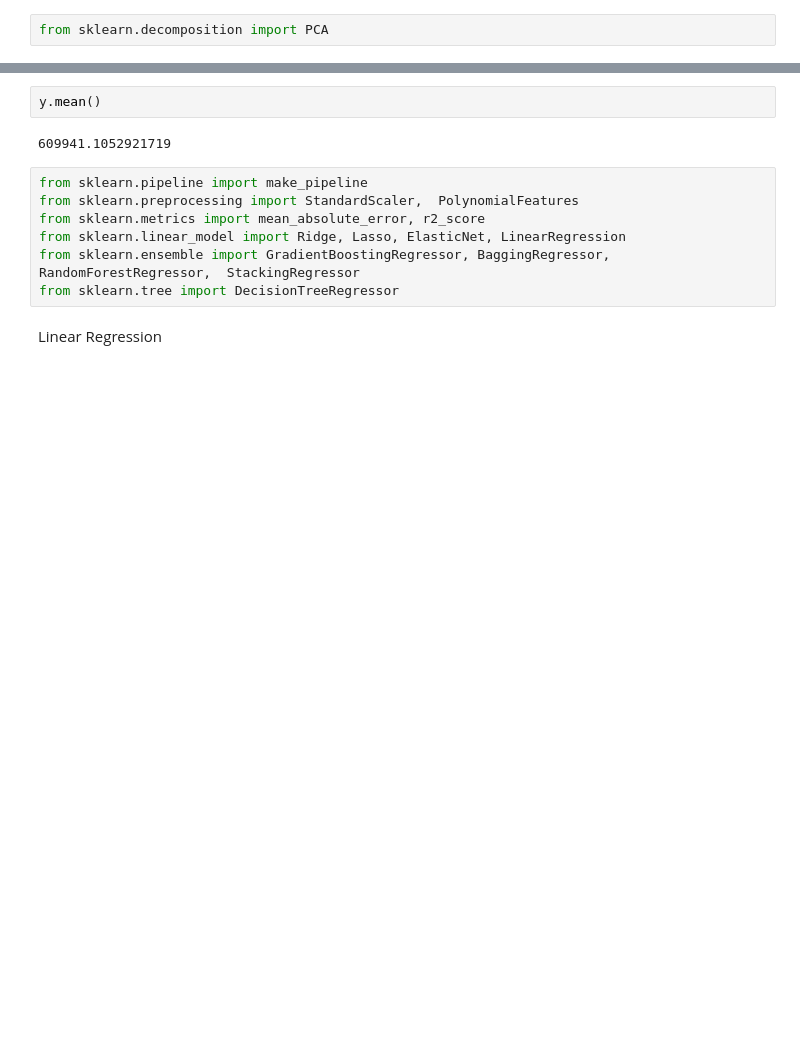
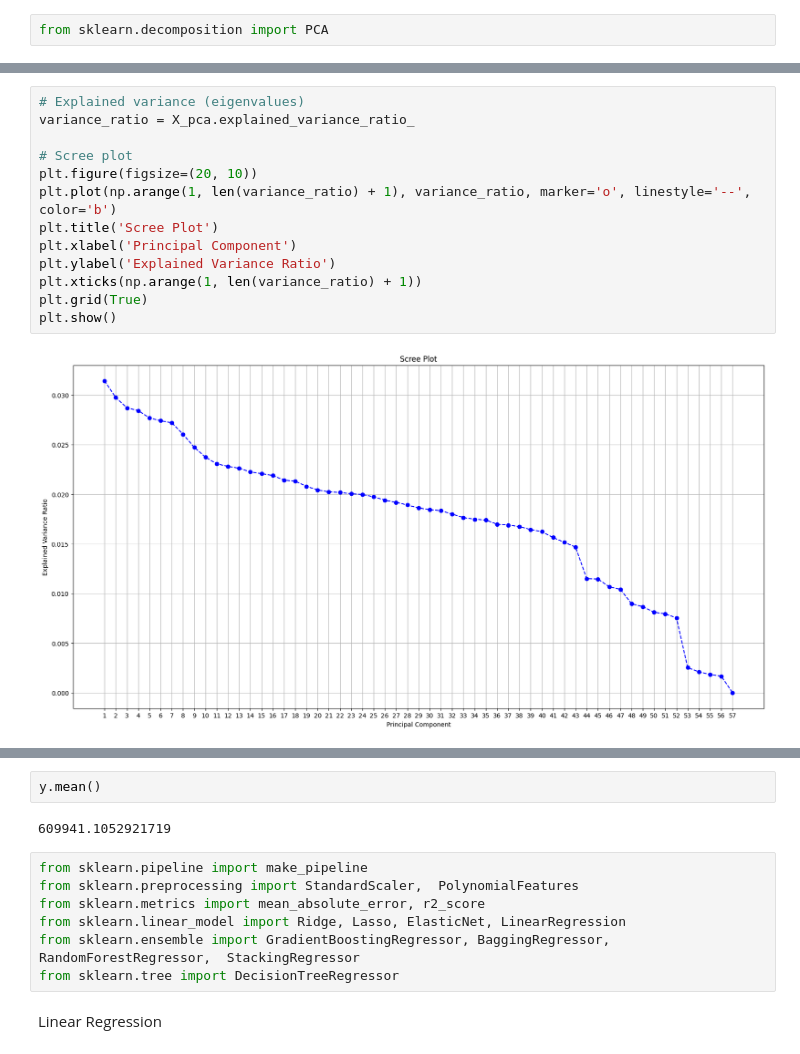
Before and after one commit to Mercymerine/Machine_learning2, a Jupyter notebook: second_hand_cars.ipynb, the cells around one changed output, grey strips where cells are left out. Drawn from its saved outputs; the diff is of its cells as text; blank space fills up the shorter version.

```diff
--- a/second_hand_cars.ipynb
+++ b/second_hand_cars.ipynb
@@ -396,0 +402,15 @@ from sklearn.decomposition import PCA
+# %%
+# Explained variance (eigenvalues)
+variance_ratio = X_pca.explained_variance_ratio_
+
+# Scree plot
+plt.figure(figsize=(20, 10))
+plt.plot(np.arange(1, len(variance_ratio) + 1), variance_ratio, marker='o', linestyle='--', color='b')
+plt.title('Scree Plot')
+plt.xlabel('Principal Component')
+plt.ylabel('Explained Variance Ratio')
+plt.xticks(np.arange(1, len(variance_ratio) + 1))
+plt.grid(True)
+plt.show()
+# %% [output]
+[figure, added]
```
Also changed, not shown: parts of 18 cells of this notebook.
